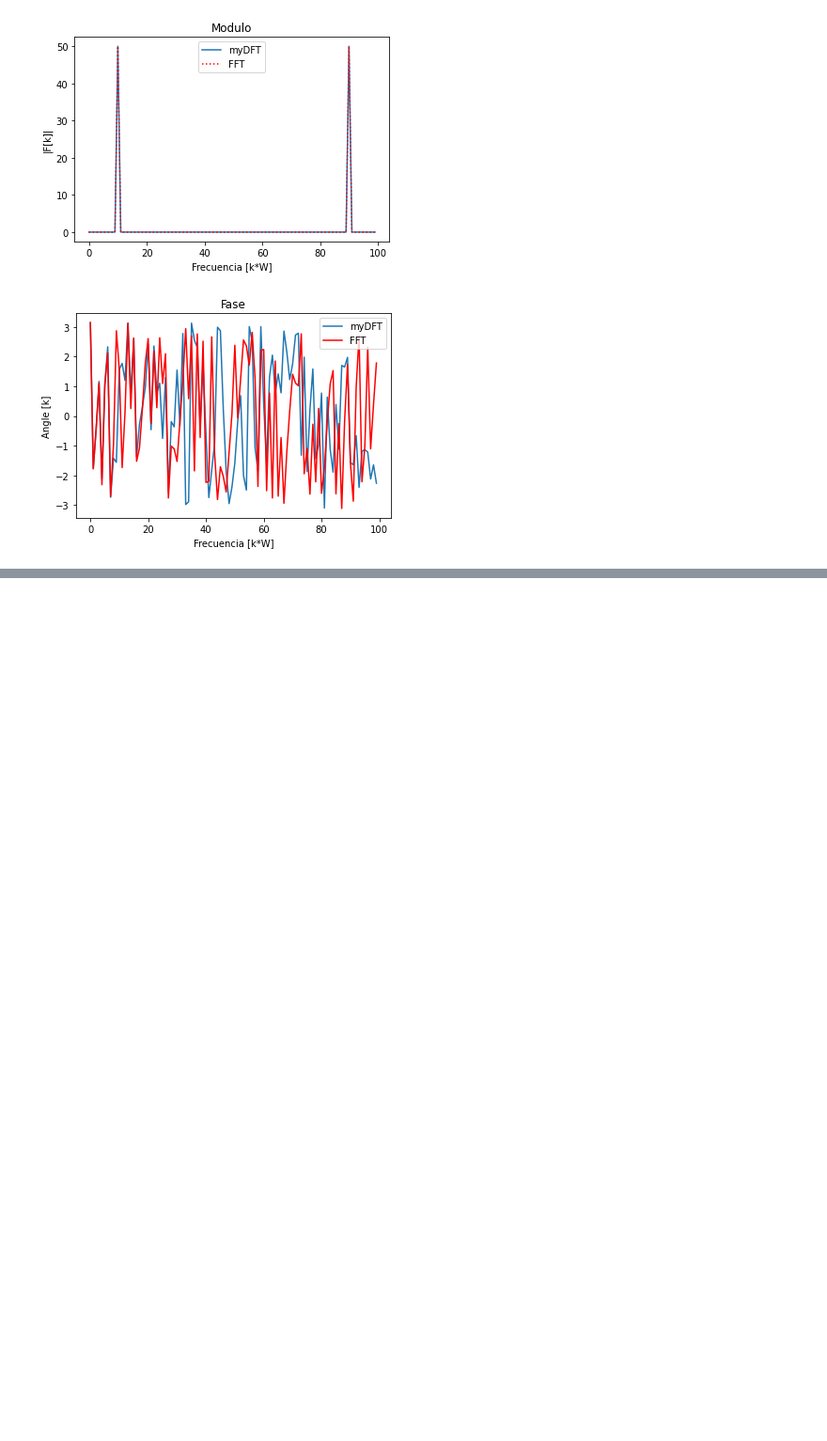
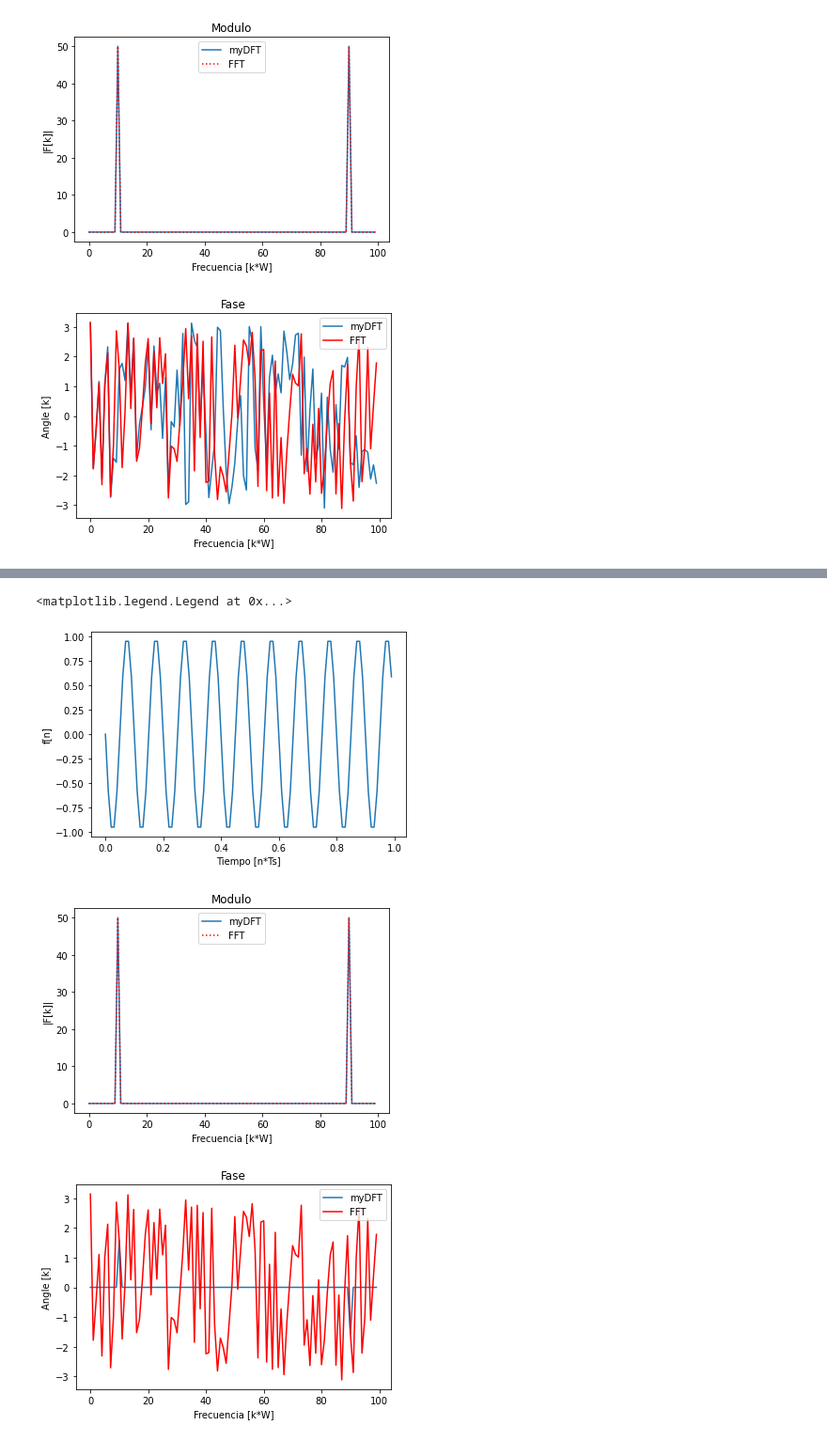
Before and after one commit to lucasliano/PDS_lliano, a Jupyter notebook: Tareas/Ejercicio 2/PDS_2.ipynb, the cells around one changed output, grey strips where cells are left out. Shown at 94% size. Drawn from its saved outputs; the diff is of its cells as text; code cells hidden in the pictures; blank space fills up the shorter version.

```diff
--- a/Tareas/Ejercicio 2/PDS_2.ipynb
+++ b/Tareas/Ejercicio 2/PDS_2.ipynb
@@ -103,0 +133,35 @@ ax2.legend()
+# %%
+tt,ff = my_sen(1, 10, 0, np.pi, N, fs)
+
+
+k,Fk = myDFT(ff, N)
+
+
+
+
+plt.figure(1)
+plt.plot(tt, ff)
+plt.xlabel('Tiempo [n*Ts]')
+plt.ylabel('f[n]')
+
+
+fig, ax1 = plt.subplots(1,1)
+ax1.plot(k*W, np.abs(Fk), label='myDFT')
+ax1.plot(k*W, np.abs(np.fft.fft(ff,N)), label='FFT', ls=':', color='r')
+ax1.set_xlabel('Frecuencia [k*W]')
+ax1.set_ylabel('|F[k]|')
+ax1.set_title("Modulo")
+ax1.legend()
+
+fig, ax2 = plt.subplots(1,1)
+ax2.plot(k*W, np.angle(Fk), label='myDFT')
+ax2.plot(k*W, np.angle(np.fft.fft(ff,N)), label='FFT', ls='-', color='r')
+ax2.set_xlabel('Frecuencia [k*W]')
+ax2.set_ylabel('Angle [k]')
+ax2.set_title("Fase")
+ax2.legend()
+# %% [output]
+<matplotlib.legend.Legend at 0x...>
+[figure, added]
+[figure, added]
+[figure, added]
```
Also changed, not shown: parts of 5 cells of this notebook.
